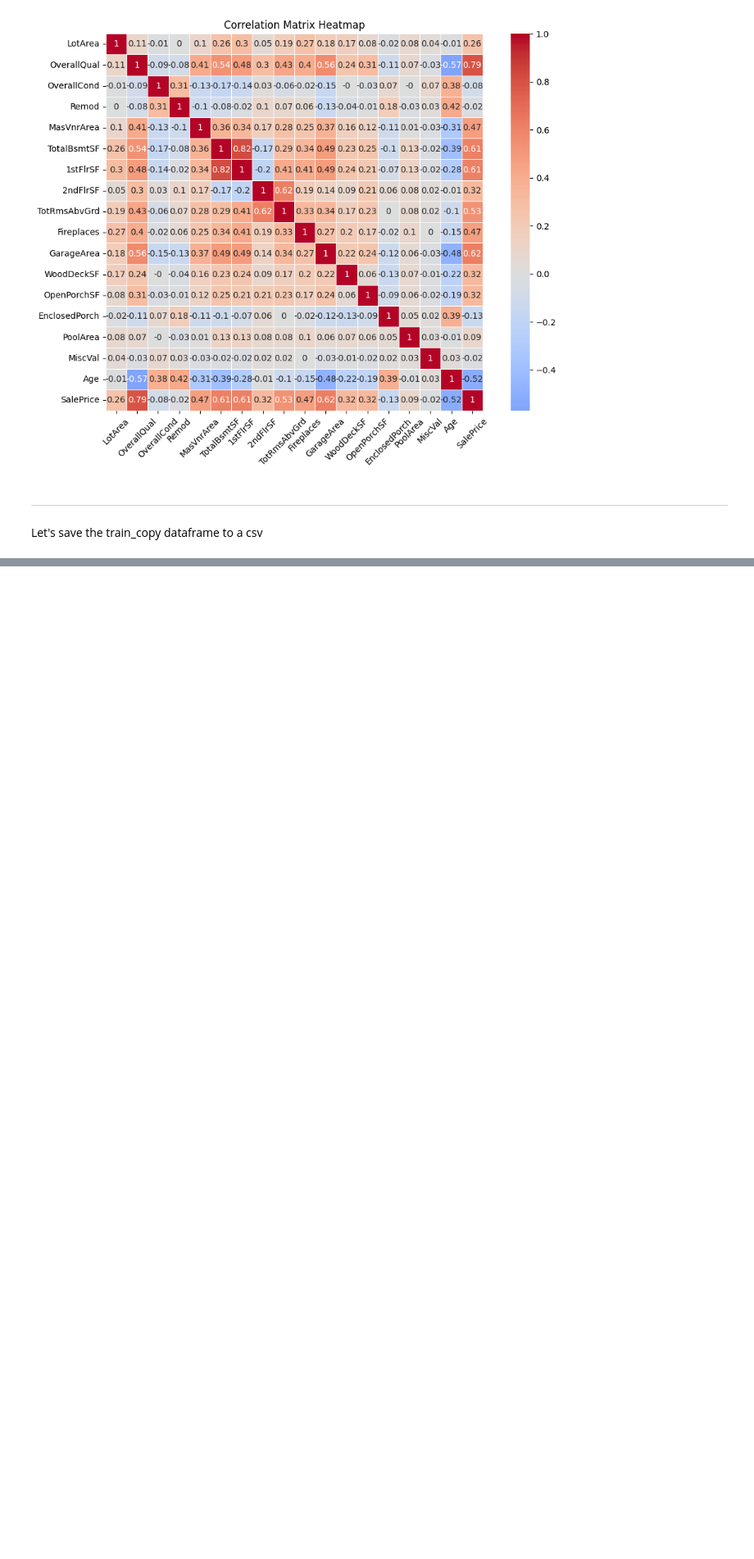
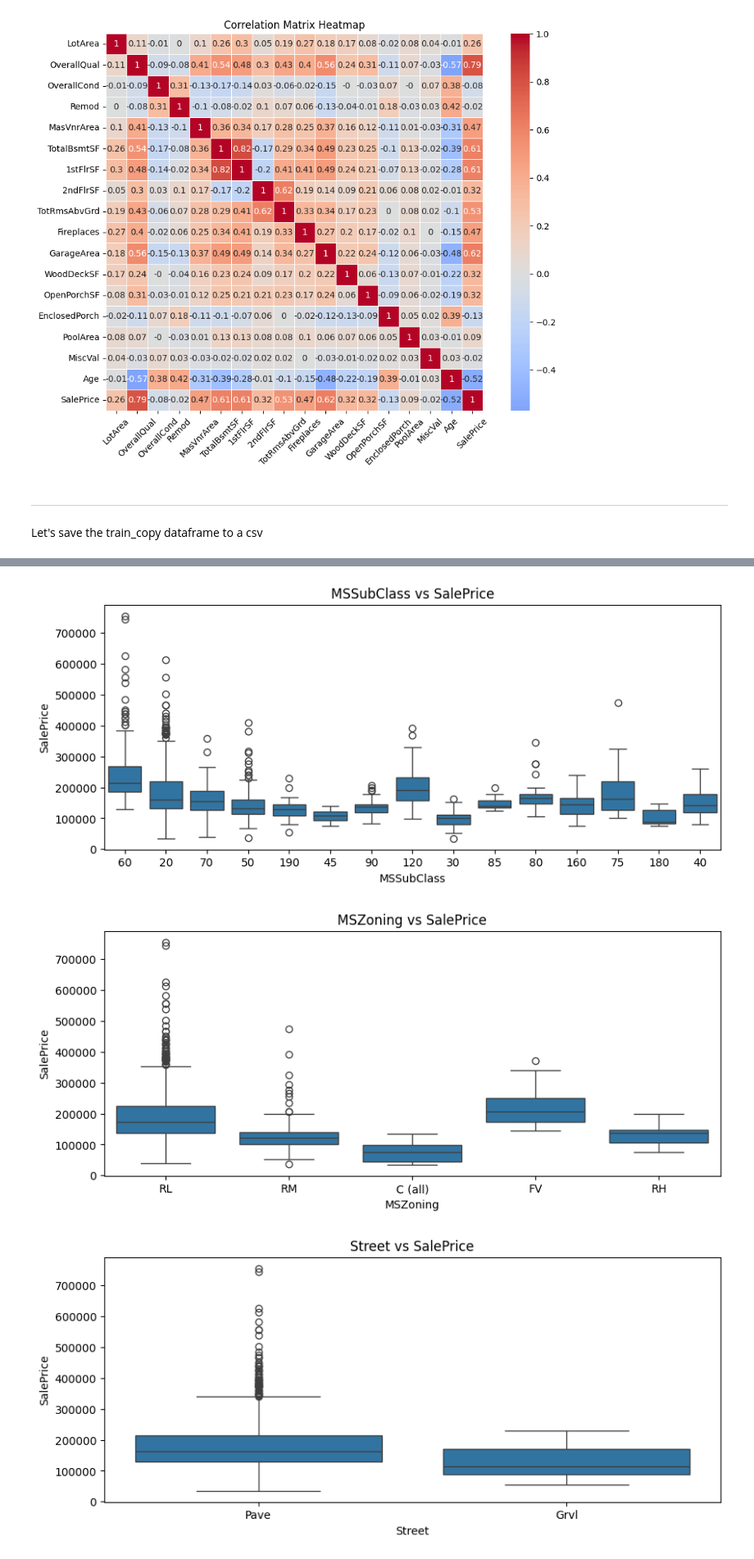
Before and after one commit to benaytms/house_prices_pred, a Jupyter notebook: main.ipynb, the cells around one changed output, grey strips where cells are left out. Shown at 82% size. Saved outputs shown, nothing was run; the diff lists cells and outputs as text; code cells hidden in the pictures; blank space fills up the shorter version.

```diff
--- a/main.ipynb
+++ b/main.ipynb
@@ -307,0 +433,10 @@ train_copy.to_csv("house-pricing-data/train_copy.csv", index=False)
+# %%
+for col in encoding_feats['Nominal']:
+    plt.figure(figsize=(10, 4))
+    sns.boxplot(x=df[col], y=df['SalePrice'])  # Use original categories
+    plt.title(f'{col} vs SalePrice')
+    plt.show()
+# %% [output]
+[figure, added]
+[figure, added]
+[figure, added]
```
Also changed, not shown: parts of 15 cells of this notebook, 1 other file.
